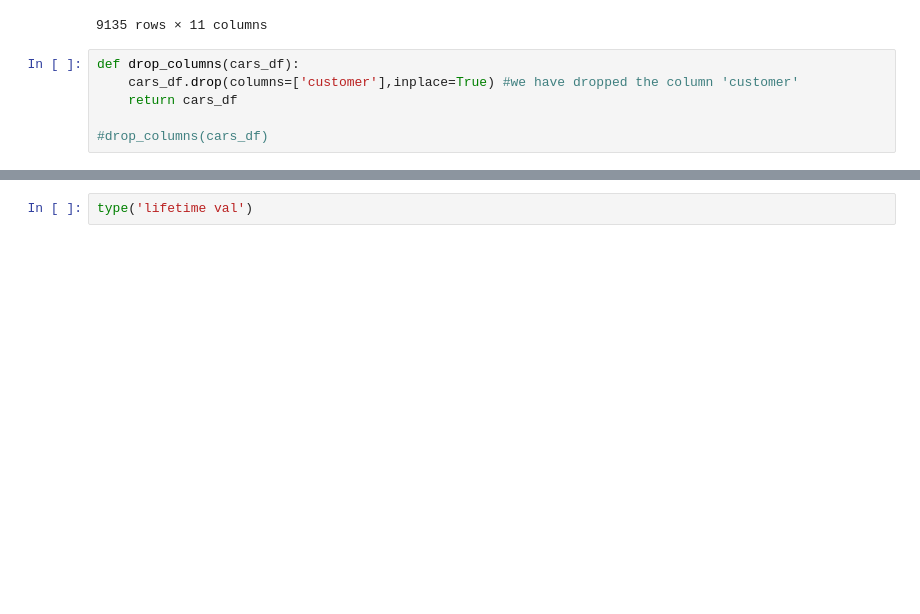
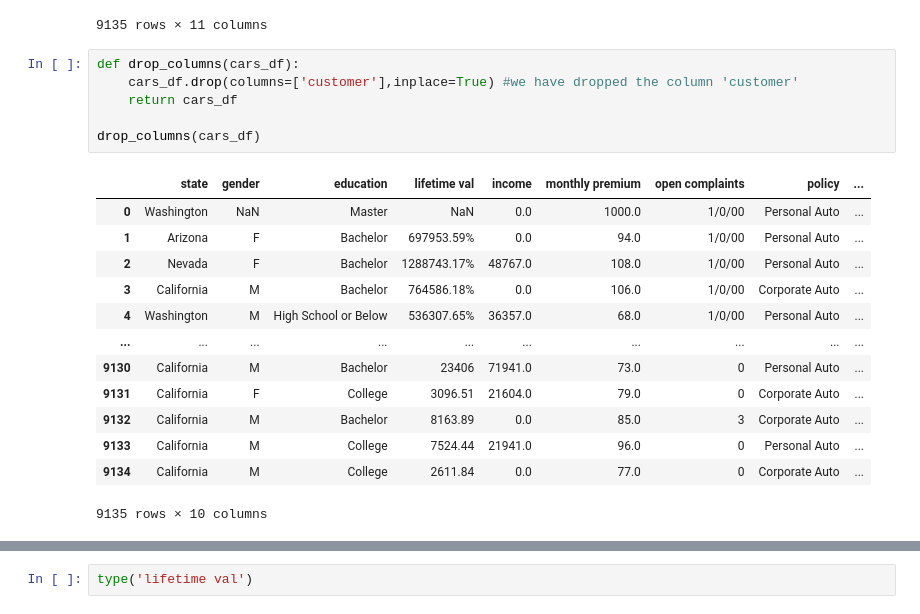
Before and after one commit to joom79/IronhackLab, a Jupyter notebook: Customer_Analysis_Case_Study/PanMonTue.ipynb, the cells around one changed output, grey strips where cells are left out. Cells and saved outputs as stored; diff of their text form; blank space fills up the shorter version.

```diff
--- a/Customer_Analysis_Case_Study/PanMonTue.ipynb
+++ b/Customer_Analysis_Case_Study/PanMonTue.ipynb
@@ -230,7 +230,21 @@ cars_df
 # %%
 def drop_columns(cars_df):
     cars_df.drop(columns=['customer'],inplace=True) #we have dropped the column 'customer'
     return cars_df
 
-#drop_columns(cars_df)
+drop_columns(cars_df)
+# %% [output]
+|  | state | gender | education | lifetime val | income | monthly premium | open complaints | policy | ... |
+| 0 | Washington | NaN | Master | NaN | 0.0 | 1000.0 | 1/0/00 | Personal Auto | ... |
+| 1 | Arizona | F | Bachelor | 697953.59% | 0.0 | 94.0 | 1/0/00 | Personal Auto | ... |
+| 2 | Nevada | F | Bachelor | 1288743.17% | 48767.0 | 108.0 | 1/0/00 | Personal Auto | ... |
+| 3 | California | M | Bachelor | 764586.18% | 0.0 | 106.0 | 1/0/00 | Corporate Auto | ... |
+| 4 | Washington | M | High School or Below | 536307.65% | 36357.0 | 68.0 | 1/0/00 | Personal Auto | ... |
+| ... | ... | ... | ... | ... | ... | ... | ... | ... | ... |
+| 9130 | California | M | Bachelor | 23406 | 71941.0 | 73.0 | 0 | Personal Auto | ... |
+| 9131 | California | F | College | 3096.51 | 21604.0 | 79.0 | 0 | Corporate Auto | ... |
+| 9132 | California | M | Bachelor | 8163.89 | 0.0 | 85.0 | 3 | Corporate Auto | ... |
+| 9133 | California | M | College | 7524.44 | 21941.0 | 96.0 | 0 | Personal Auto | ... |
+| 9134 | California | M | College | 2611.84 | 0.0 | 77.0 | 0 | Corporate Auto | ... |
+9135 rows × 10 columns
 # %%
```
Also changed, not shown: parts of 31 cells of this notebook, 4 other files.
